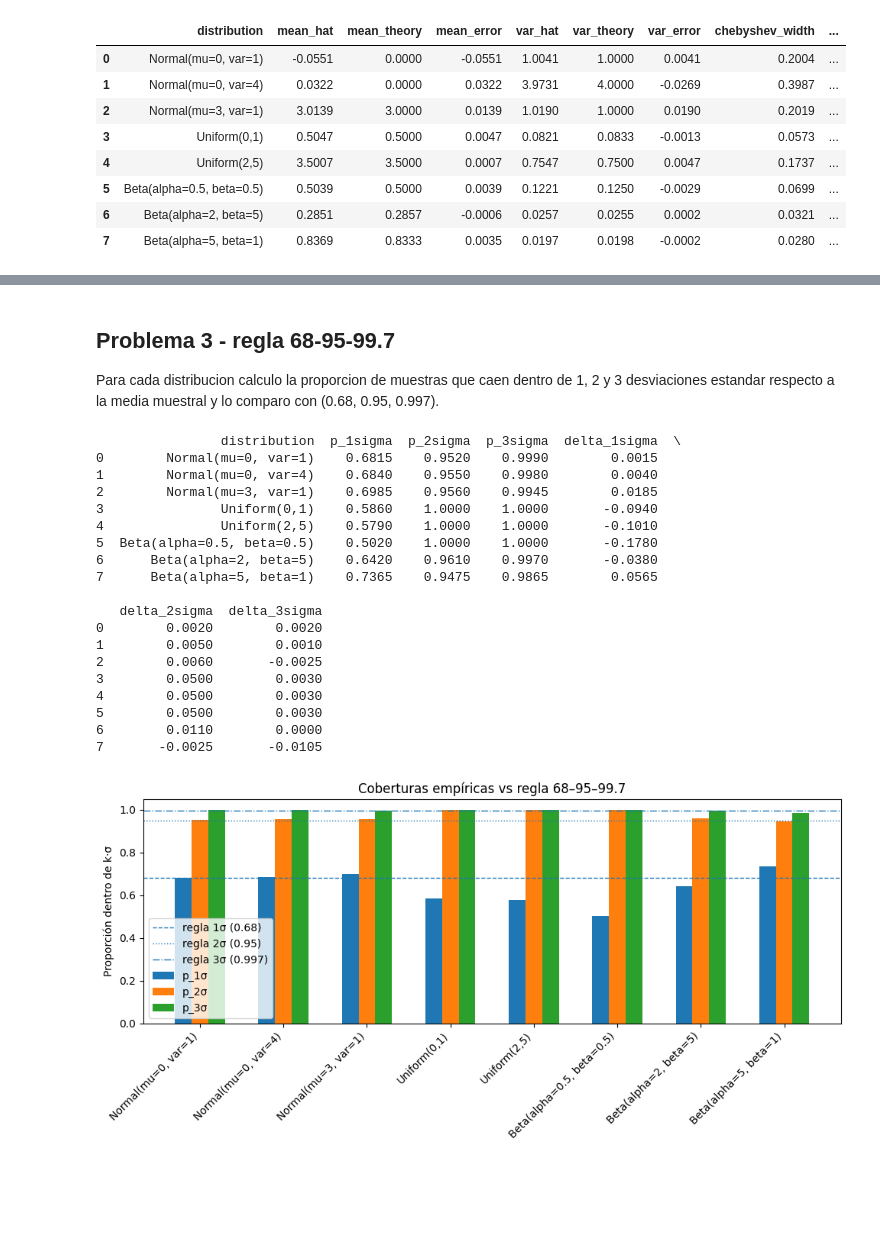
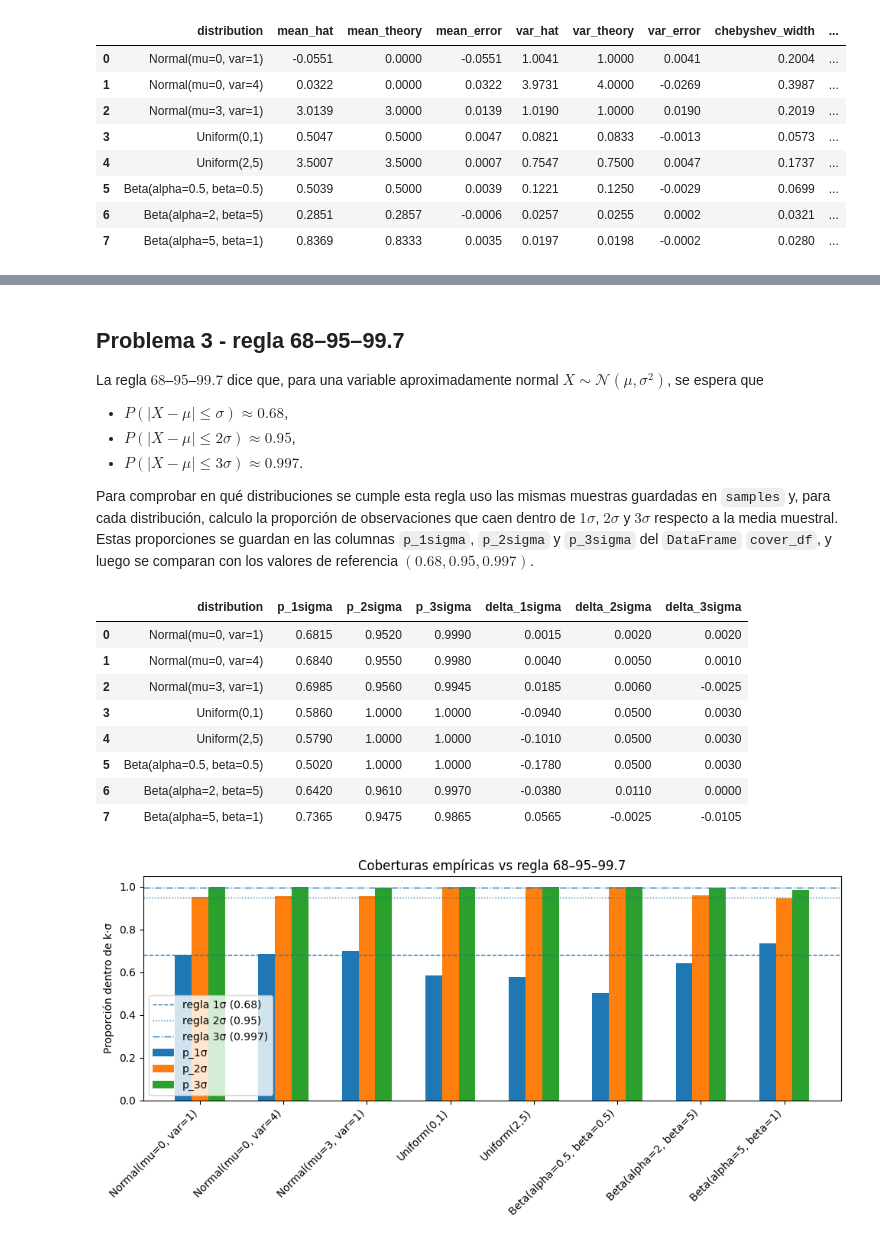
Before and after one commit to sergiopastor22/master_ML_juani, a Jupyter notebook: Ejercicio_juani.ipynb, the cells around one changed output, grey strips where cells are left out. Cells and saved outputs as stored; diff of their text form; code cells hidden in the pictures; blank space fills up the shorter version.

```diff
--- a/Ejercicio_juani.ipynb
+++ b/Ejercicio_juani.ipynb
@@ -278,52 +340,55 @@ display(comparison[cols])
 # %% [markdown]
-## Problema 3 - regla 68-95-99.7
-Para cada distribucion calculo la proporcion de muestras que caen dentro de 1, 2 y 3 desviaciones estandar respecto a la media muestral y lo comparo con (0.68, 0.95, 0.997).
+## Problema 3 - regla 68–95–99.7
+
+La regla $68$–$95$–$99.7$ dice que, para una variable aproximadamente normal
+$X \sim \mathcal N(\mu,\sigma^2)$, se espera que
+
+- $P(|X-\mu| \le \sigma) \approx 0.68$,
+- $P(|X-\mu| \le 2\sigma) \approx 0.95$,
+- $P(|X-\mu| \le 3\sigma) \approx 0.997$.
+
+Para comprobar en qué distribuciones se cumple esta regla uso las mismas
+muestras guardadas en `samples` y, para cada distribución, calculo la proporción
+de observaciones que caen dentro de $1\sigma$, $2\sigma$ y $3\sigma$ respecto a
+la media muestral. Estas proporciones se guardan en las columnas
+`p_1sigma`, `p_2sigma` y `p_3sigma` del `DataFrame` `cover_df`, y luego se
+comparan con los valores de referencia $(0.68, 0.95, 0.997)$.
 # %%
 cover_rows = []
 for name, data in samples.items():
     mean_hat = data.mean()
     std_hat = data.std(ddof=1)
     p_1 = np.mean(np.abs(data - mean_hat) <= 1 * std_hat)
     p_2 = np.mean(np.abs(data - mean_hat) <= 2 * std_hat)
     p_3 = np.mean(np.abs(data - mean_hat) <= 3 * std_hat)
     cover_rows.append(dict(
         distribution=name,
         mean_hat=mean_hat,
         std_hat=std_hat,
         p_1sigma=p_1,
         p_2sigma=p_2,
         p_3sigma=p_3
     ))
 cover_df = pd.DataFrame(cover_rows)
 rule_vals = {'rule_1sigma': 0.68, 'rule_2sigma': 0.95, 'rule_3sigma': 0.997}
 for col, val in rule_vals.items():
     cover_df[col] = val
 cover_df['delta_1sigma'] = cover_df['p_1sigma'] - cover_df['rule_1sigma']
 cover_df['delta_2sigma'] = cover_df['p_2sigma'] - cover_df['rule_2sigma']
 cover_df['delta_3sigma'] = cover_df['p_3sigma'] - cover_df['rule_3sigma']
 pd.set_option('display.precision', 4)
-print(cover_df[['distribution', 'p_1sigma', 'p_2sigma', 'p_3sigma',
+display(cover_df[['distribution', 'p_1sigma', 'p_2sigma', 'p_3sigma',
                 'delta_1sigma', 'delta_2sigma', 'delta_3sigma']])
 # %% [output]
-                distribution  p_1sigma  p_2sigma  p_3sigma  delta_1sigma  \
-0        Normal(mu=0, var=1)    0.6815    0.9520    0.9990        0.0015
-1        Normal(mu=0, var=4)    0.6840    0.9550    0.9980        0.0040
-2        Normal(mu=3, var=1)    0.6985    0.9560    0.9945        0.0185
-3               Uniform(0,1)    0.5860    1.0000    1.0000       -0.0940
-4               Uniform(2,5)    0.5790    1.0000    1.0000       -0.1010
-5  Beta(alpha=0.5, beta=0.5)    0.5020    1.0000    1.0000       -0.1780
-6      Beta(alpha=2, beta=5)    0.6420    0.9610    0.9970       -0.0380
-7      Beta(alpha=5, beta=1)    0.7365    0.9475    0.9865        0.0565
-
-   delta_2sigma  delta_3sigma
-0        0.0020        0.0020
-1        0.0050        0.0010
-2        0.0060       -0.0025
-3        0.0500        0.0030
-4        0.0500        0.0030
-5        0.0500        0.0030
-6        0.0110        0.0000
-7       -0.0025       -0.0105
+|  | distribution | p_1sigma | p_2sigma | p_3sigma | delta_1sigma | delta_2sigma | delta_3sigma |
+| 0 | Normal(mu=0, var=1) | 0.6815 | 0.9520 | 0.9990 | 0.0015 | 0.0020 | 0.0020 |
+| 1 | Normal(mu=0, var=4) | 0.6840 | 0.9550 | 0.9980 | 0.0040 | 0.0050 | 0.0010 |
+| 2 | Normal(mu=3, var=1) | 0.6985 | 0.9560 | 0.9945 | 0.0185 | 0.0060 | -0.0025 |
+| 3 | Uniform(0,1) | 0.5860 | 1.0000 | 1.0000 | -0.0940 | 0.0500 | 0.0030 |
+| 4 | Uniform(2,5) | 0.5790 | 1.0000 | 1.0000 | -0.1010 | 0.0500 | 0.0030 |
+| 5 | Beta(alpha=0.5, beta=0.5) | 0.5020 | 1.0000 | 1.0000 | -0.1780 | 0.0500 | 0.0030 |
+| 6 | Beta(alpha=2, beta=5) | 0.6420 | 0.9610 | 0.9970 | -0.0380 | 0.0110 | 0.0000 |
+| 7 | Beta(alpha=5, beta=1) | 0.7365 | 0.9475 | 0.9865 | 0.0565 | -0.0025 | -0.0105 |
 # %%
 fig, ax = plt.subplots(figsize=(10, 5))
 
```
Also changed, not shown: parts of 10 cells of this notebook.
